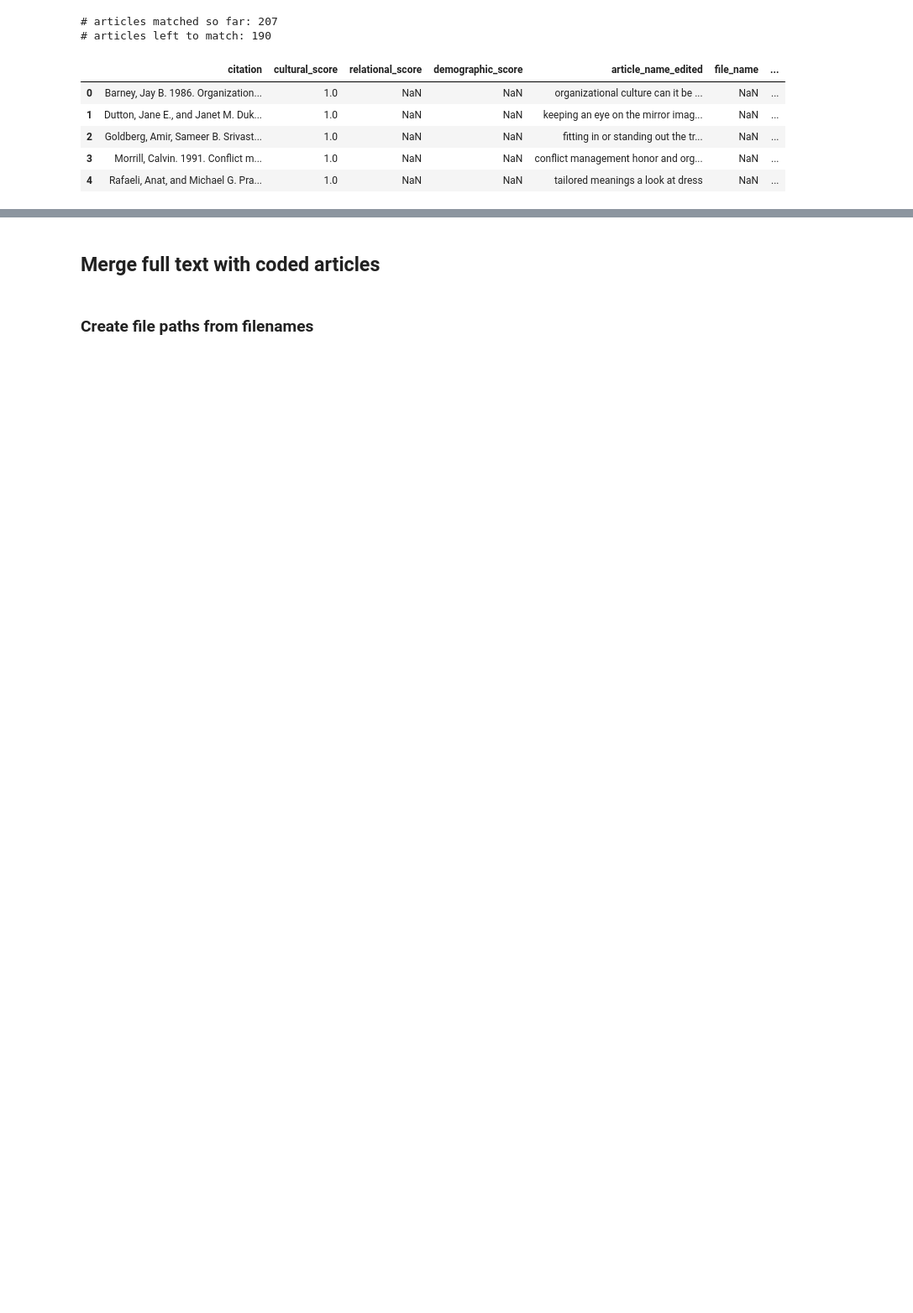
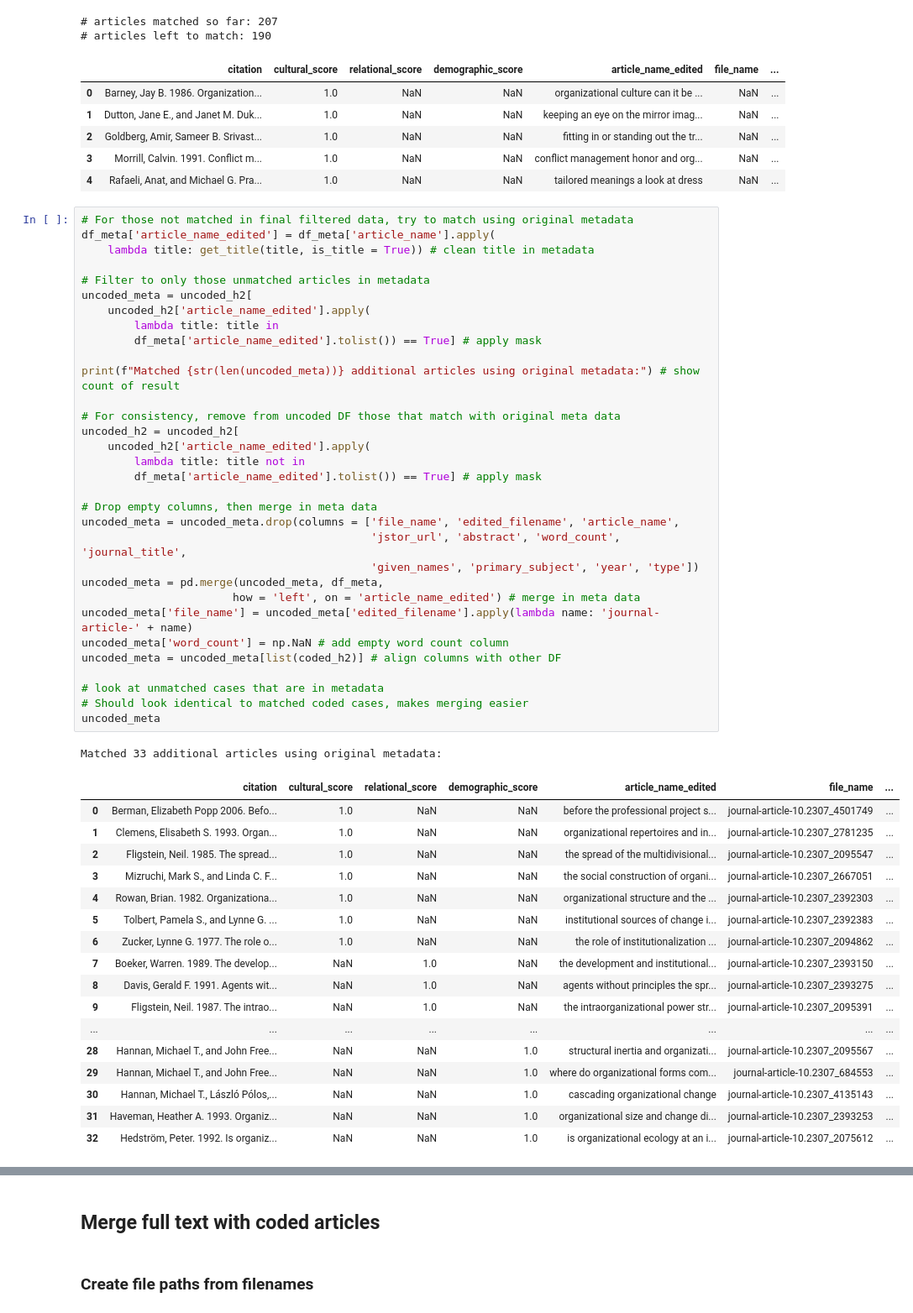
Before and after one commit to h2researchgroup/classification, a Jupyter notebook: preprocess/assemble_coded_articles.ipynb, the cells around one changed output, grey strips where cells are left out. Shown: that part at 84% size. Cells and saved outputs as stored; diff of their text form; blank space fills up the shorter version.

```diff
--- a/preprocess/assemble_coded_articles.ipynb
+++ b/preprocess/assemble_coded_articles.ipynb
@@ -291,5 +293,56 @@ uncoded_h2.head()
 | 2 | Goldberg, Amir, Sameer B. Srivast... | 1.0 | NaN | NaN | fitting in or standing out the tr... | NaN | ... |
 | 3 | Morrill, Calvin. 1991. Conflict m... | 1.0 | NaN | NaN | conflict management honor and org... | NaN | ... |
 | 4 | Rafaeli, Anat, and Michael G. Pra... | 1.0 | NaN | NaN | tailored meanings a look at dress | NaN | ... |
+# %%
+# For those not matched in final filtered data, try to match using original metadata
+df_meta['article_name_edited'] = df_meta['article_name'].apply(
+    lambda title: get_title(title, is_title = True)) # clean title in metadata
+
+# Filter to only those unmatched articles in metadata
+uncoded_meta = uncoded_h2[
+    uncoded_h2['article_name_edited'].apply(
+        lambda title: title in
+        df_meta['article_name_edited'].tolist()) == True] # apply mask
+
+print(f"Matched {str(len(uncoded_meta))} additional articles using original metadata:") # show count of result
+
+# For consistency, remove from uncoded DF those that match with original meta data
+uncoded_h2 = uncoded_h2[
+    uncoded_h2['article_name_edited'].apply(
+        lambda title: title not in
+        df_meta['article_name_edited'].tolist()) == True] # apply mask
+
+# Drop empty columns, then merge in meta data
+uncoded_meta = uncoded_meta.drop(columns = ['file_name', 'edited_filename', 'article_name',
+                                            'jstor_url', 'abstract', 'word_count', 'journal_title',
+                                            'given_names', 'primary_subject', 'year', 'type'])
+uncoded_meta = pd.merge(uncoded_meta, df_meta,
+                       how = 'left', on = 'article_name_edited') # merge in meta data
+uncoded_meta['file_name'] = uncoded_meta['edited_filename'].apply(lambda name: 'journal-article-' + name)
+uncoded_meta['word_count'] = np.NaN # add empty word count column
+uncoded_meta = uncoded_meta[list(coded_h2)] # align columns with other DF
+
+# look at unmatched cases that are in metadata
+# Should look identical to matched coded cases, makes merging easier
+uncoded_meta
+# %% [output]
+Matched 33 additional articles using original metadata:
+|  | citation | cultural_score | relational_score | demographic_score | article_name_edited | file_name | ... |
+| 0 | Berman, Elizabeth Popp 2006. Befo... | 1.0 | NaN | NaN | before the professional project s... | journal-article-10.2307_4501749 | ... |
+| 1 | Clemens, Elisabeth S. 1993. Organ... | 1.0 | NaN | NaN | organizational repertoires and in... | journal-article-10.2307_2781235 | ... |
+| 2 | Fligstein, Neil. 1985. The spread... | 1.0 | NaN | NaN | the spread of the multidivisional... | journal-article-10.2307_2095547 | ... |
+| 3 | Mizruchi, Mark S., and Linda C. F... | 1.0 | NaN | NaN | the social construction of organi... | journal-article-10.2307_2667051 | ... |
+| 4 | Rowan, Brian. 1982. Organizationa... | 1.0 | NaN | NaN | organizational structure and the ... | journal-article-10.2307_2392303 | ... |
+| 5 | Tolbert, Pamela S., and Lynne G. ... | 1.0 | NaN | NaN | institutional sources of change i... | journal-article-10.2307_2392383 | ... |
+| 6 | Zucker, Lynne G. 1977. The role o... | 1.0 | NaN | NaN | the role of institutionalization ... | journal-article-10.2307_2094862 | ... |
+| 7 | Boeker, Warren. 1989. The develop... | NaN | 1.0 | NaN | the development and institutional... | journal-article-10.2307_2393150 | ... |
+| 8 | Davis, Gerald F. 1991. Agents wit... | NaN | 1.0 | NaN | agents without principles the spr... | journal-article-10.2307_2393275 | ... |
+| 9 | Fligstein, Neil. 1987. The intrao... | NaN | 1.0 | NaN | the intraorganizational power str... | journal-article-10.2307_2095391 | ... |
+| ... | ... | ... | ... | ... | ... | ... | ... |
+| 28 | Hannan, Michael T., and John Free... | NaN | NaN | 1.0 | structural inertia and organizati... | journal-article-10.2307_2095567 | ... |
+| 29 | Hannan, Michael T., and John Free... | NaN | NaN | 1.0 | where do organizational forms com... | journal-article-10.2307_684553 | ... |
+| 30 | Hannan, Michael T., László Pólos,... | NaN | NaN | 1.0 | cascading organizational change | journal-article-10.2307_4135143 | ... |
+| 31 | Haveman, Heather A. 1993. Organiz... | NaN | NaN | 1.0 | organizational size and change di... | journal-article-10.2307_2393253 | ... |
+| 32 | Hedström, Peter. 1992. Is organiz... | NaN | NaN | 1.0 | is organizational ecology at an i... | journal-article-10.2307_2075612 | ... |
 # %%
 # Concatenate h2-coded data with hand-coded data
```
Also changed, not shown: parts of 7 cells of this notebook.
